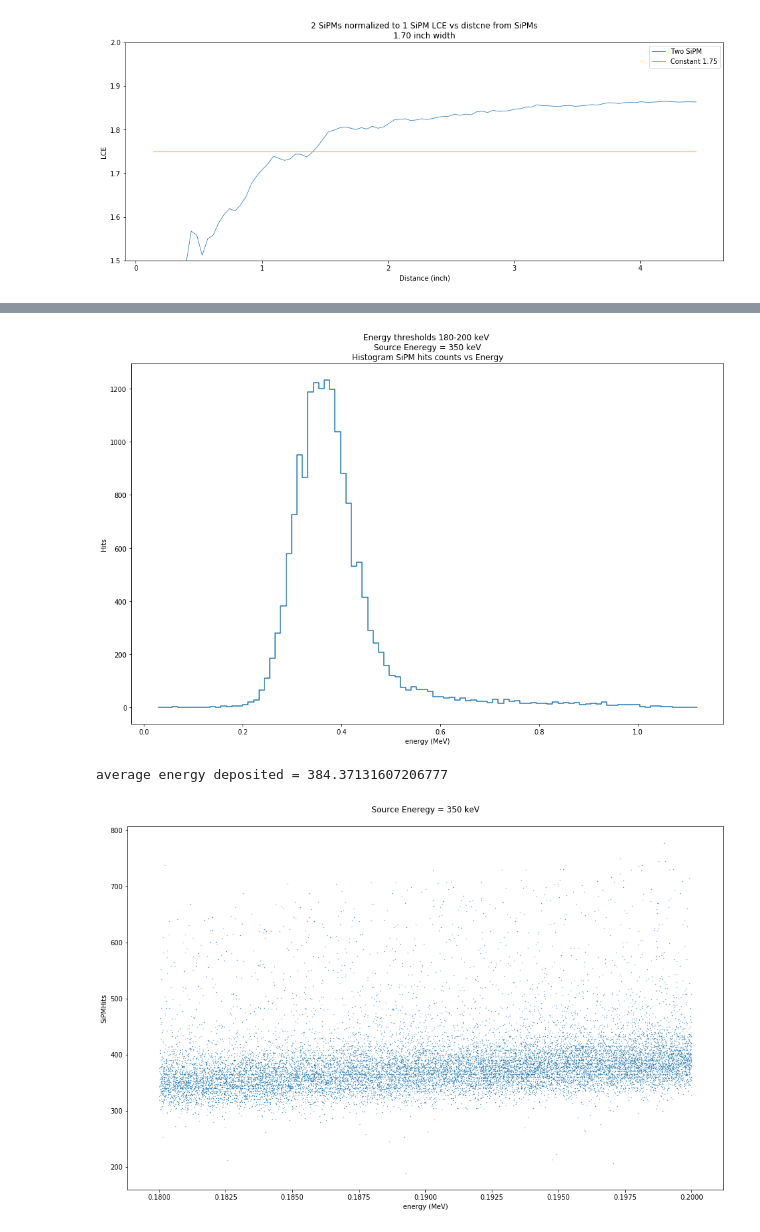
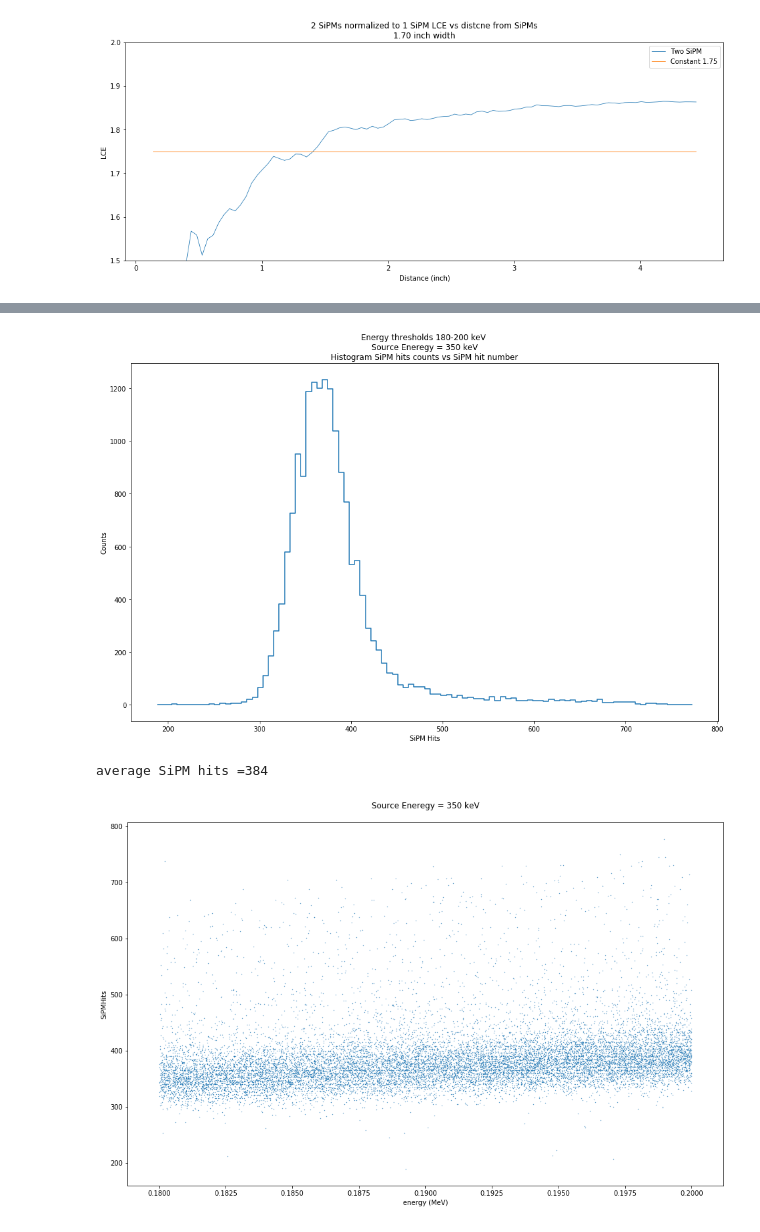
Before and after one commit to mbondin/geant4, a Jupyter notebook: post_IEEE/grams200-simplified.ipynb, the cells around one changed output, grey strips where cells are left out. Cells and saved outputs as stored; diff of their text form; code cells hidden in the pictures.

```diff
--- a/post_IEEE/grams200-simplified.ipynb
+++ b/post_IEEE/grams200-simplified.ipynb
@@ -416,39 +416,39 @@ dfs.append(df)
 for i in range(1):
     for j in range(1):
         dfs[i][j] = dfs[i][j][dfs[i][j]['Energy Deposited']>=energy_deposit_threshold]
         dfs[i][j] = dfs[i][j][dfs[i][j]['Energy Deposited']<=energy_deposit_threshold_max]
         dfs[i][j] = dfs[i][j][dfs[i][j]['Photons']>=photon_threshold]
         dfs[i][j] = dfs[i][j][dfs[i][j]['LCE']>=LCE_threshold]
         dfs[i][j] = dfs[i][j][dfs[i][j]['SiPM Hits']>=SiPM_hit_threshold]
         dfs[i][j] = dfs[i][j][dfs[i][j]['Distance']>=distance_threshold]
         mins[i,j]= np.min(dfs[i][j]['Distance'])
         maxs[i,j]= np.max(dfs[i][j]['Distance'])
         bes[i,j,:] = np.linspace(mins[i,j],maxs[i,j],bins+1)
         bcs[i,j,:] = bes[i,j,:-1] + np.diff(bes[i,j,:]) / 2.
         arraY = dfs[i][j]['Distance']
         for k in range(bins):
             msk = arraY>=bes[i,j,k]
             mask = arraY<bes[i,j,k+1]
             mk = msk = mask
             averages[i,j,k] = dfs[i][j]['LCE'][mk].mean()
 
 plt.figure(figsize=(16,10))
-plt.title('Energy thresholds 180-200 keV \nSource Eneregy = 350 keV\nHistogram SiPM hits counts vs Energy')
-plt.xlabel('energy (MeV)')
-plt.ylabel('Hits')
-counts, _ = histogram(dfs[0][0]['SiPM Hits'],bins=bins)
-plot(bcs[0][0],counts,drawstyle='steps-mid')
+plt.title('Energy thresholds 180-200 keV \nSource Eneregy = 350 keV\nHistogram SiPM hits counts vs SiPM hit number')
+plt.xlabel('SiPM Hits')
+plt.ylabel('Counts')
+counts, num = histogram(dfs[0][0]['SiPM Hits'],bins=bins)
+plot(num[:-1],counts,drawstyle='steps-mid')
 show()
 
-print('average energy deposited =',dfs[0][0]['SiPM Hits'].mean())
+print('average SiPM hits ={:.0f}'.format(dfs[0][0]['SiPM Hits'].mean()))
 plt.figure(figsize=(16,10))
 plt.title('Source Eneregy = 350 keV\n')
 plt.xlabel('SiPM hitsvs Energy deposited')
 plt.ylabel('SiPMHits')
 plt.xlabel('energy (MeV)')
 plt.scatter(dfs[0][0]['Energy Deposited'],dfs[0][0]['SiPM Hits'],s=0.1)
 show()
 # %% [output]
-[figure, old version]
+[figure, new version]
-average energy deposited = 384.37131607206777
+average SiPM hits =384
 [figure]
```
Also changed, not shown: parts of 2 cells of this notebook.
